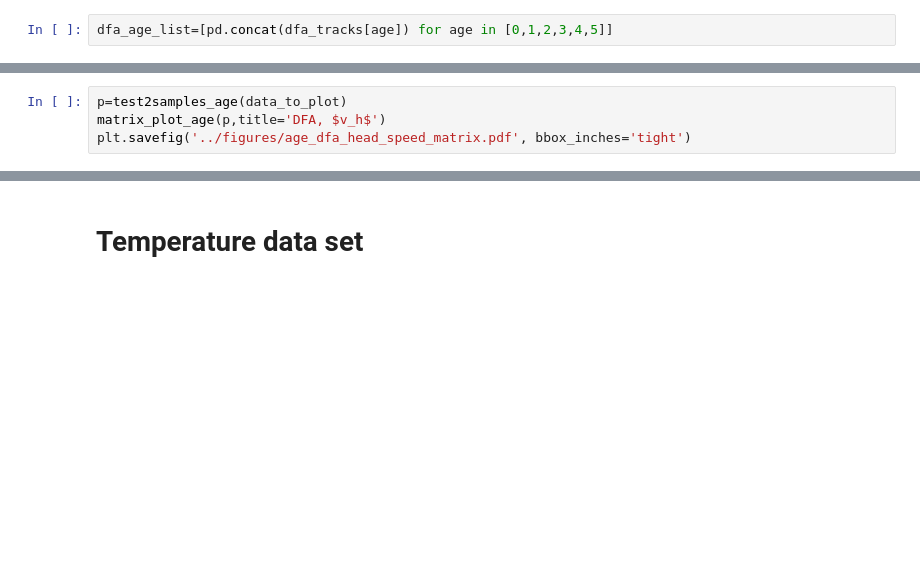
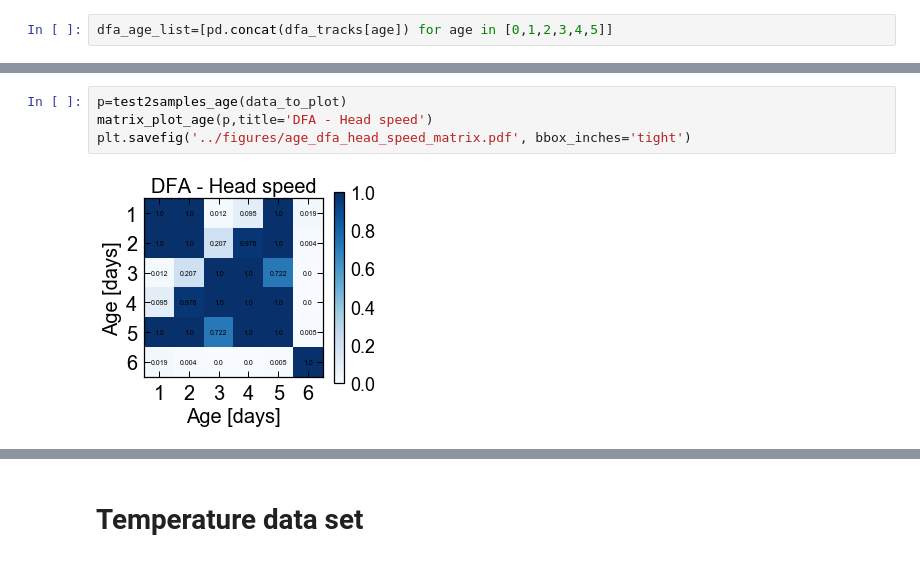
Before and after one commit to lgaalves/CelegansMotility, a Jupyter notebook: python/data_analysis.ipynb, the cells around one changed output, grey strips where cells are left out. Saved outputs shown, nothing was run; the diff lists cells and outputs as text; blank space fills up the shorter version.

```diff
--- a/python/data_analysis.ipynb
+++ b/python/data_analysis.ipynb
@@ -895,7 +916,9 @@ plt.savefig('../figures/age_dfa_head_speed.pdf', bbox_inches='tight')
 # %%
 p=test2samples_age(data_to_plot)
-matrix_plot_age(p,title='DFA, $v_h$')
+matrix_plot_age(p,title='DFA - Head speed')
 plt.savefig('../figures/age_dfa_head_speed_matrix.pdf', bbox_inches='tight')
+# %% [output]
+[figure, added]
 # %%
 fig = plt.figure(1, figsize=(5,3.5))
 ax = fig.add_subplot(111)
```
Also changed, not shown: parts of 33 cells of this notebook.
